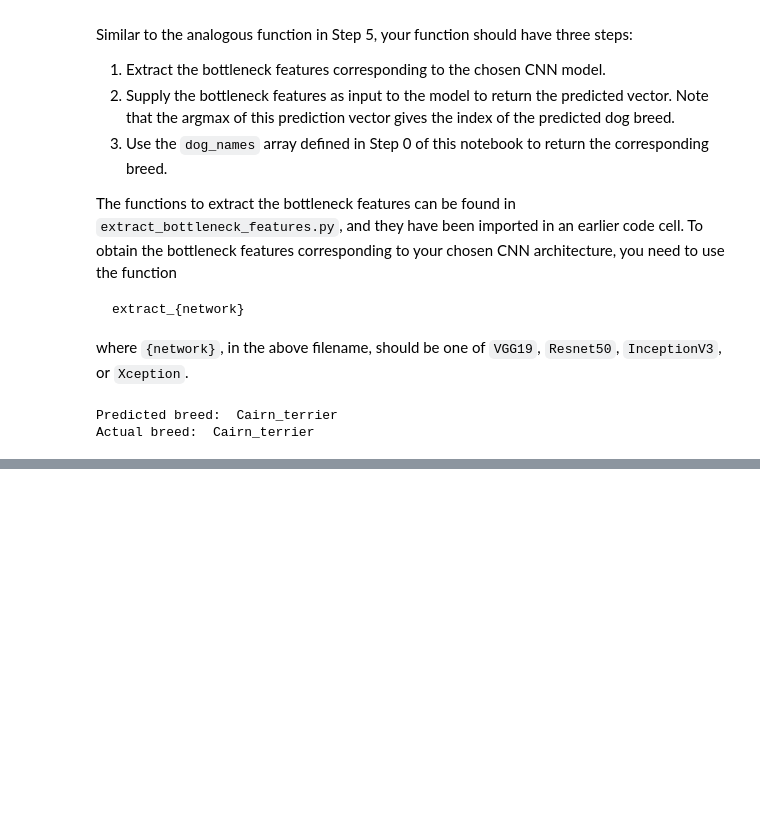
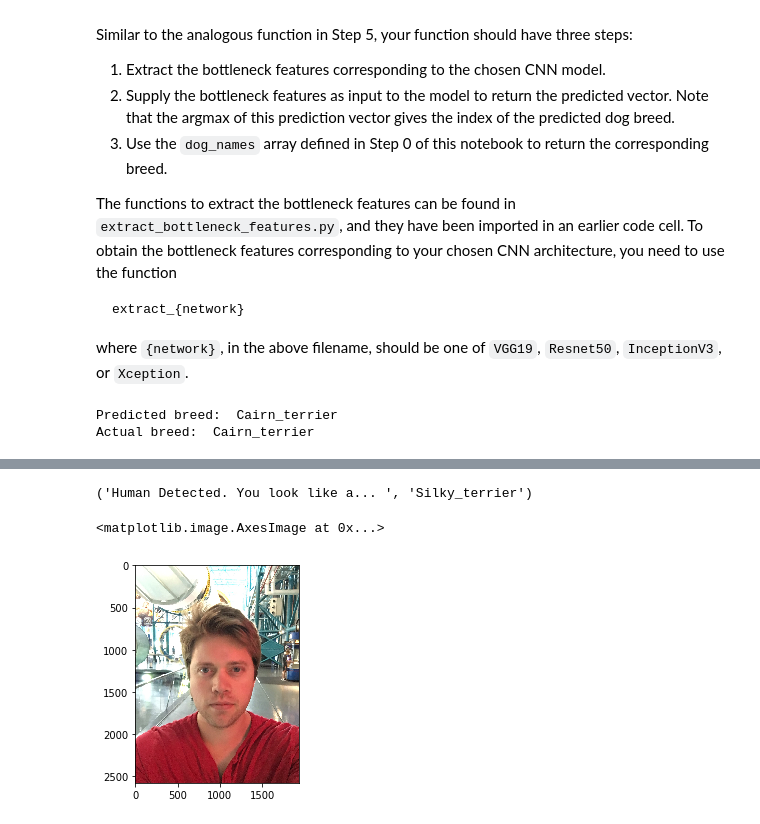
Before and after one commit to EricHodgins/dog-project, a Jupyter notebook: dog_app.ipynb, the cells around one changed output, grey strips where cells are left out. Saved outputs shown, nothing was run; the diff lists cells and outputs as text; code cells hidden in the pictures; blank space fills up the shorter version.

```diff
--- a/dog_app.ipynb
+++ b/dog_app.ipynb
@@ -787,0 +838,11 @@ __Answer:__
+# %%
+me_2_path = "my_pics/me_2.jpg"
+img = cv2.imread(me_2_path)
+cv_rgb = cv2.cvtColor(img, cv2.COLOR_BGR2RGB)
+
+print(determine_dog_human_neither(me_2_path))
+plt.imshow(cv_rgb)
+# %% [output]
+('Human Detected. You look like a... ', 'Silky_terrier')
+<matplotlib.image.AxesImage at 0x...>
+[figure, added]
```
Also changed, not shown: parts of 16 cells of this notebook, 1 other file.
